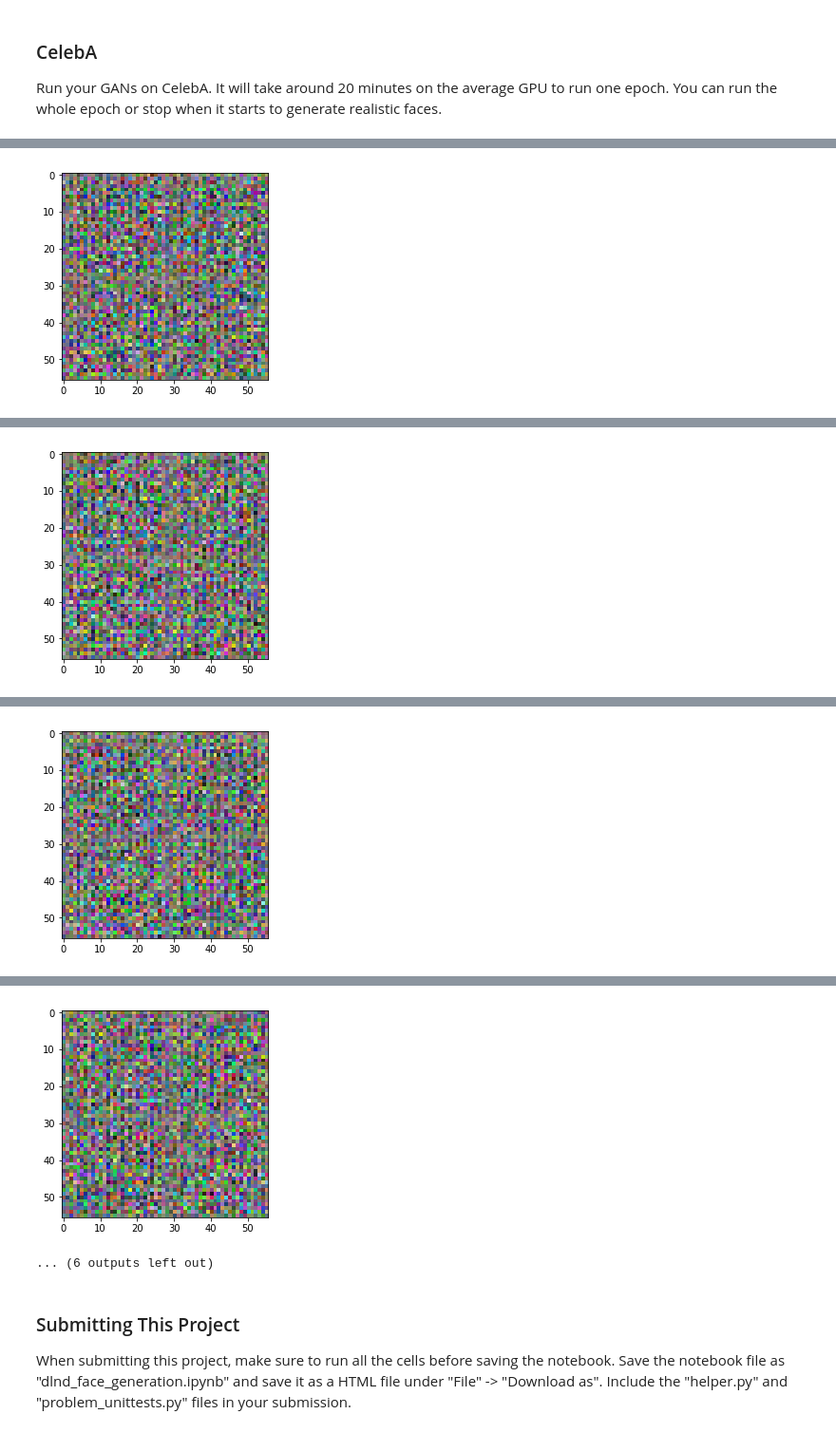
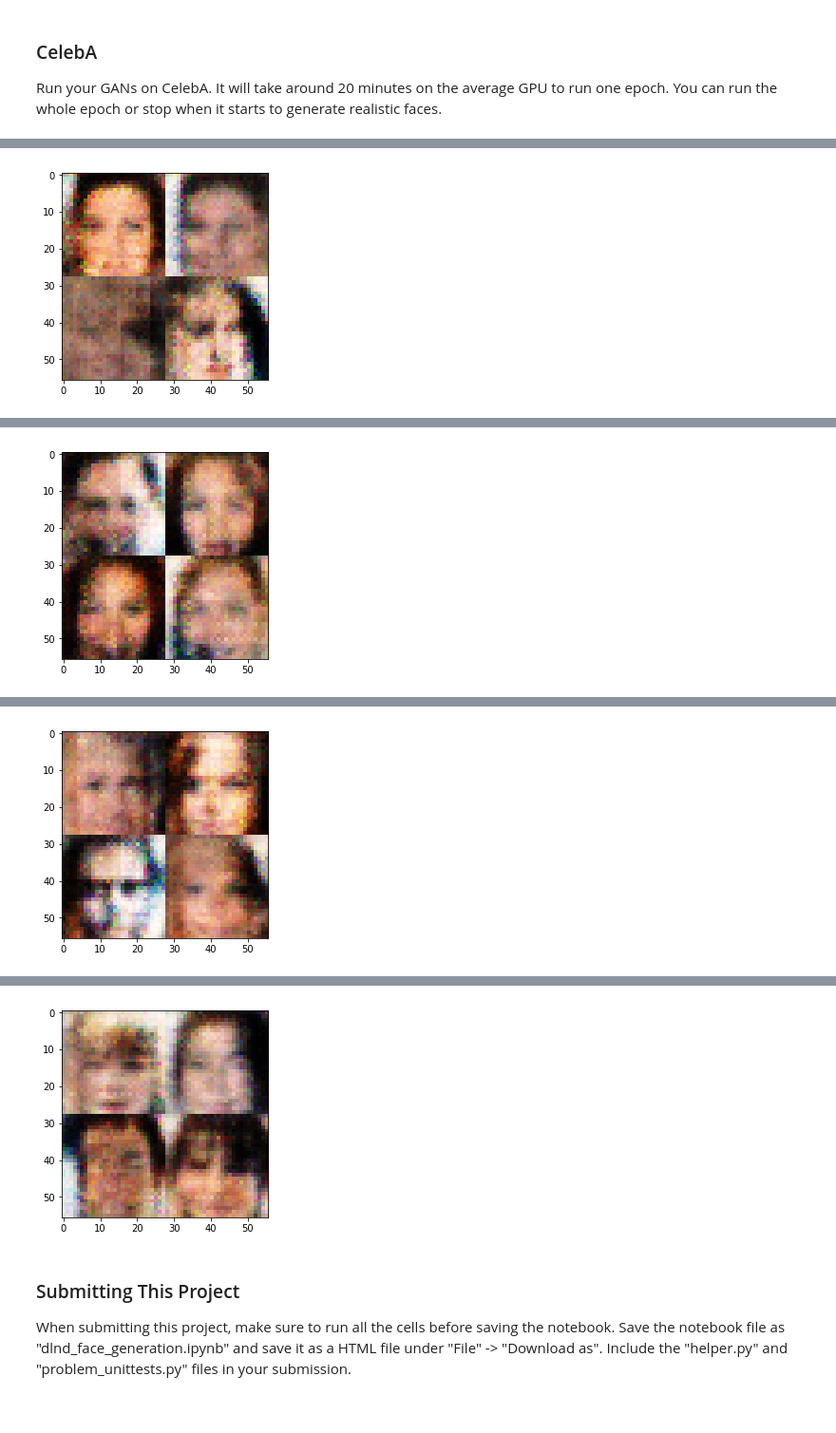
Before and after one commit to vijpandaturtle/face-generator-GAN, a Jupyter notebook: dlnd_face_generation.ipynb, the cells around one changed output, grey strips where cells are left out. Shown: that part at 95% size. Cells and saved outputs as stored; diff of their text form; code cells hidden in the pictures.

Commit message:
Generator and discriminator accuracy imporved
Both nets have improved accuracy and MNIST digits are readable

```diff
--- a/dlnd_face_generation.ipynb
+++ b/dlnd_face_generation.ipynb
@@ -128,7 +128,7 @@ Tests Passed
 ### Discriminator
 Implement `discriminator` to create a discriminator neural network that discriminates on `images`.  This function should be able to reuse the variabes in the neural network.  Use [`tf.variable_scope`](https://www.tensorflow.org/api_docs/python/tf/variable_scope) with a scope name of "discriminator" to allow the variables to be reused.  The function should return a tuple of (tensor output of the generator, tensor logits of the generator).
 # %%
-def discriminator(images, reuse=False, alpha=0.25):
+def discriminator(images, reuse=False, alpha=0.2):
     """
     Create the discriminator network
     :param image: Tensor of input image(s)
@@ -137,19 +137,23 @@ def discriminator(images, reuse=False, alpha=0.25):
     """
     # The discriminator network is a regular convolutional network which takes in the real and fake images as input
     with tf.variable_scope('discriminator', reuse=reuse):
-        x1 = tf.layers.conv2d(images, 64, 3, strides=2, padding='SAME')
+        x1 = tf.layers.conv2d(images, 64, 5, strides=2, padding='SAME')
         leaky_relu1 = tf.maximum(alpha*x1, x1)
 
-        x2 = tf.layers.conv2d(leaky_relu1, 128, 1, strides=2, padding='SAME')
+        x2 = tf.layers.conv2d(leaky_relu1, 128, 5, strides=2, padding='SAME')
         batch_norm2 = tf.layers.batch_normalization(x2, training=True)
         leaky_relu2 = tf.maximum(alpha*batch_norm2, batch_norm2)
 
-        x3 = tf.layers.conv2d(leaky_relu2, 256, 3, strides=1, padding='SAME')
+        x3 = tf.layers.conv2d(leaky_relu2, 256, 5, strides=1, padding='SAME')
         batch_norm3 = tf.layers.batch_normalization(x3, training=True)
         leaky_relu3 = tf.maximum(alpha*batch_norm3, batch_norm3)
 
+        x4 = tf.layers.conv2d(leaky_relu3, 512, 5, strides=1, padding='SAME')
+        batch_norm4 = tf.layers.batch_normalization(x4, training=True)
+        leaky_relu4 = tf.maximum(alpha*batch_norm4, batch_norm4)
+
         # Now after the convolution layers we have to flatten the tensor and feed it into a fully-connected layer
-        flattened_tensor = tf.reshape(leaky_relu2, (-1,7*7*256 ))
+        flattened_tensor = tf.reshape(leaky_relu4,(-1,7*7*512))
         logits = tf.layers.dense(flattened_tensor, 1)
         output = tf.sigmoid(logits)
     return (output, logits)
@@ -184,22 +188,24 @@ def generator(z, out_channel_dim, is_train=True, alpha=0.25):
         For this network we will send the latent noise vector through a fully connected layer and then
         reshape it into a deep convolutional stack layer
         '''
-        x1 = tf.layers.dense(z, 7*7*256)
-        x1 = tf.reshape(x1, (-1, 7, 7, 256))
-        x1 = tf.layers.batch_normalization(x1, training=True)
+        x1 = tf.layers.dense(z, 7*7*512)
+        x1 = tf.reshape(x1, (-1, 7, 7, 512))
         x1 = tf.maximum(alpha*x1, x1)
 
         # Now for the transpose convolutions..
-
-        x2 = tf.layers.conv2d_transpose(x1, 128, 1, strides=1, padding='SAME')
+        x2 = tf.layers.conv2d_transpose(x1, 256, 3, strides=1, padding='SAME')
         x2 = tf.layers.batch_normalization(x2, training=True)
         x2 = tf.maximum(alpha*x2, x2)
 
-        x3 = tf.layers.conv2d_transpose(x2, 64, 3, strides=2, padding='SAME')
+        x3 = tf.layers.conv2d_transpose(x2, 128, 3, strides=1, padding='SAME')
         x3 = tf.layers.batch_normalization(x3, training=True)
         x3 = tf.maximum(alpha*x3, x3)
 
-        logits = tf.layers.conv2d_transpose(x3, out_channel_dim, 3, strides=2, padding='SAME')
+        x4 = tf.layers.conv2d_transpose(x3, 64, 3, strides=2, padding='SAME')
+        x4 = tf.layers.batch_normalization(x4, training=True)
+        x4 = tf.maximum(alpha*x4, x4)
+
+        logits = tf.layers.conv2d_transpose(x4, out_channel_dim, 3, strides=2, padding='SAME')
         output = tf.tanh(logits)
         return output
 """
@@ -234,7 +240,7 @@ def model_loss(input_real, input_z, out_channel_dim):
                                         labels=tf.ones_like(disc_model_real)))
 
     disc_loss_fake = tf.reduce_mean(tf.nn.sigmoid_cross_entropy_with_logits(logits=disc_logits_fake,
-                                        labels=tf.ones_like(disc_model_fake)))
+                                        labels=tf.zeros_like(disc_model_fake)))
 
     total_disc_loss = disc_loss_real + disc_loss_fake
 
@@ -329,19 +335,22 @@ def train(epoch_count, batch_size, z_dim, learning_rate, beta1, get_batches, dat
     # TODO: Build Model
     input_real, input_z, lr = model_inputs(data_shape[1], data_shape[2], data_shape[3], z_dim)
     disc_loss, gen_loss = model_loss(input_real, input_z, data_shape[3])
-    disc_optimizer, gen_optimizer = model_opt(disc_loss, gen_loss, learning_rate, beta1)
+    disc_optimizer, gen_optimizer = model_opt(disc_loss, gen_loss, lr, beta1)
     batch_count = 0
 
     with tf.Session() as sess:
         sess.run(tf.global_variables_initializer())
         for epoch_i in range(epoch_count):
             for batch_images in get_batches(batch_size):
+                batch_images = batch_images*2
                 batch_count += 1
                 # Random noise for each batch
                 batch_z = np.random.uniform(-1, 1, size=(batch_size, z_dim))
                 # Running optimizers
                 _ = sess.run(disc_optimizer, feed_dict={input_real: batch_images, input_z:batch_z, lr:learning_rate})
-                _ = sess.run(gen_optimizer, feed_dict={input_z: batch_z})
+                _ = sess.run(gen_optimizer, feed_dict={input_z: batch_z, lr:learning_rate})
+                _ = sess.run(gen_optimizer, feed_dict={input_z: batch_z, lr:learning_rate})
+                _ = sess.run(gen_optimizer, feed_dict={input_z: batch_z, lr:learning_rate})
 
                 # Evaluating the results
                 if batch_count % 10 == 0:
@@ -404,14 +451,14 @@ Run your GANs on CelebA.  It will take around 20 minutes on the average GPU to r
 # %%
 batch_size = 512
 z_dim = 784
-learning_rate = 0.01
-beta1 = 0.3
+learning_rate = 0.0003
+beta1 = 0.5
 
 
 """
 DON'T MODIFY ANYTHING IN THIS CELL THAT IS BELOW THIS LINE
 """
-epochs = 1
+epochs = 2
 
 celeba_dataset = helper.Dataset('celeba', glob(os.path.join(data_dir, 'img_align_celeba/*.jpg')))
 with tf.Graph().as_default():
@@ -453 +500 @@ Epoch 1/1... Discriminator Loss: 0.0000... Generator Loss: 0.0000
-[figure, old version]
+[figure, new version]
@@ -464 +511 @@ Epoch 1/1... Discriminator Loss: 0.0000... Generator Loss: 0.0000
-[figure, old version]
+[figure, new version]
@@ -475 +522 @@ Epoch 1/1... Discriminator Loss: 0.0000... Generator Loss: 0.0000
-[figure, old version]
+[figure, new version]
@@ -486,5 +533,4 @@ Epoch 1/1... Discriminator Loss: 0.0000... Generator Loss: 0.0000
-[figure, old version]
+[figure, new version]
-... (6 outputs left out)
 # %% [markdown]
 ### Submitting This Project
 When submitting this project, make sure to run all the cells before saving the notebook. Save the notebook file as "dlnd_face_generation.ipynb" and save it as a HTML file under "File" -> "Download as". Include the "helper.py" and "problem_unittests.py" files in your submission.
```
Also changed, not shown: parts of 2 cells of this notebook.
